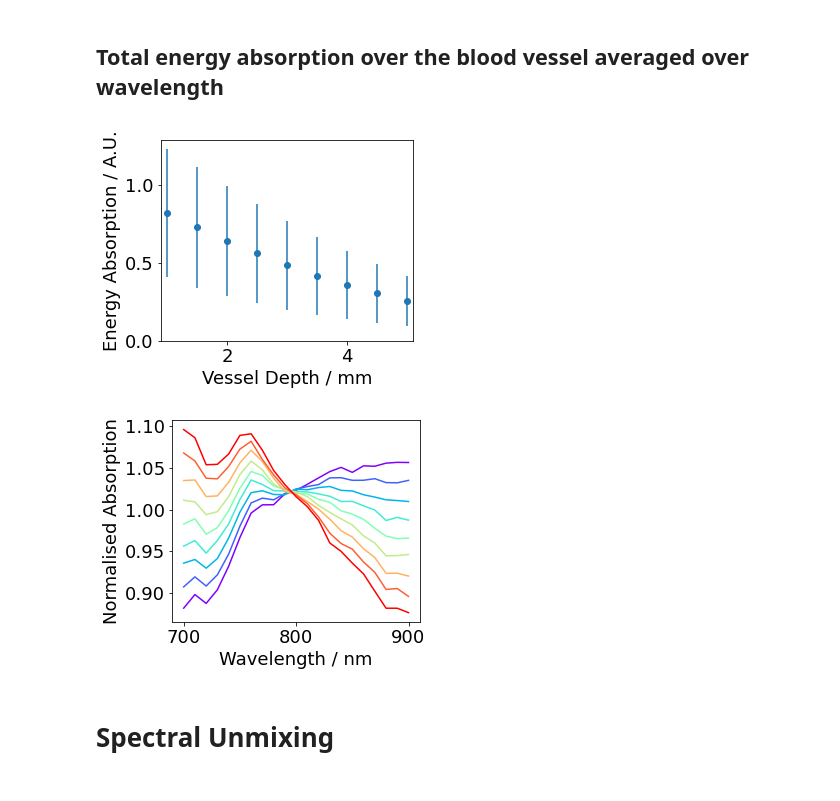
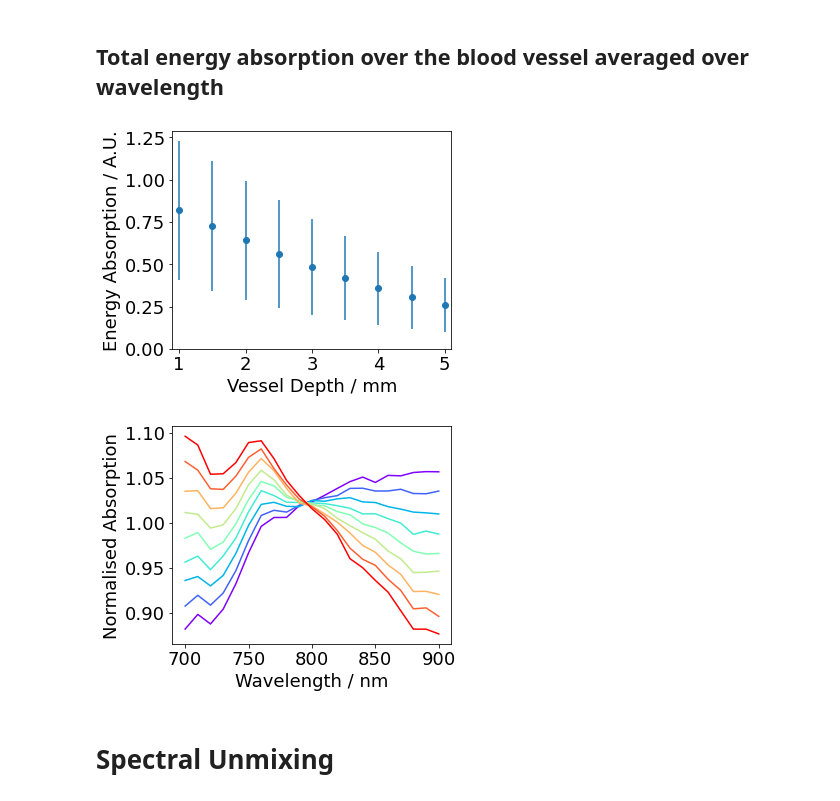
Before and after one commit to tomelse/SkinPhantomSimulations, a Jupyter notebook: Exp3/Vessel Depth Analysis.ipynb, the cells around one changed output. Drawn from its saved outputs; the diff is of its cells as text; code cells hidden in the pictures.

```diff
--- a/Exp3/Vessel Depth Analysis.ipynb
+++ b/Exp3/Vessel Depth Analysis.ipynb
@@ -79,22 +78,21 @@ for dep_variable in labels:
 # %%
 labels_um = [l*1e3 for l in labels]
 #plt.boxplot([np.mean(s[volume_numbered[i] == 4], axis=1) for i, s in enumerate(ms_results)], showfliers=False, labels=labels_um)
 #plt.xlabel(r"Vessel Depth / $\mu$m")
 #plt.ylabel("Energy Absorption / A.U.")
 #plt.show()
 absorption = [np.mean(s[volume_numbered[i] == 4], axis=1) for i, s in enumerate(ms_results)]
 abs_means = np.array(list(map(np.mean, absorption)))/1000
 abs_stds = np.array(list(map(np.std, absorption)))/1000
 plt.errorbar(labels_um, abs_means, yerr=abs_stds, fmt="o")
 plt.xlabel(r"Vessel Depth / mm")
 plt.ylabel("Energy Absorption / A.U.")
 plt.ylim([0,None])
 plt.xlim(0.9,5.1)
-plt.tight_layout()
 plt.savefig("../FiguresOutput/depth_abs.png", bbox_inches = 'tight',pad_inches = 0)
 plt.show()
 # %% [output]
-[figure, old version]
+[figure, new version]
 # %%
 # Calculate the mean absorption spectra over the entire blood vessel over the independent variable.
 mean_specs = [np.mean(result[volume_numbered[i] == 4], axis=0) for i, result in enumerate(ms_results)]
@@ -107,11 +105,10 @@ for spec, label, color in zip(mean_specs, labels, line_colors):
     plt.plot(1e9*wavelengths, spec/np.mean(spec), label=label, color=color)
 plt.xlabel("Wavelength / nm")
 plt.ylabel("Normalised Absorption")
-plt.tight_layout()
 plt.savefig("../FiguresOutput/depth_spec.png", bbox_inches = 'tight', pad_inches = 0)
 plt.show()
 # %% [output]
-[figure, old version]
+[figure, new version]
 # %% [markdown]
 # Spectral Unmixing
 # %%
```
Also changed, not shown: parts of 5 cells of this notebook, 31 other files.
